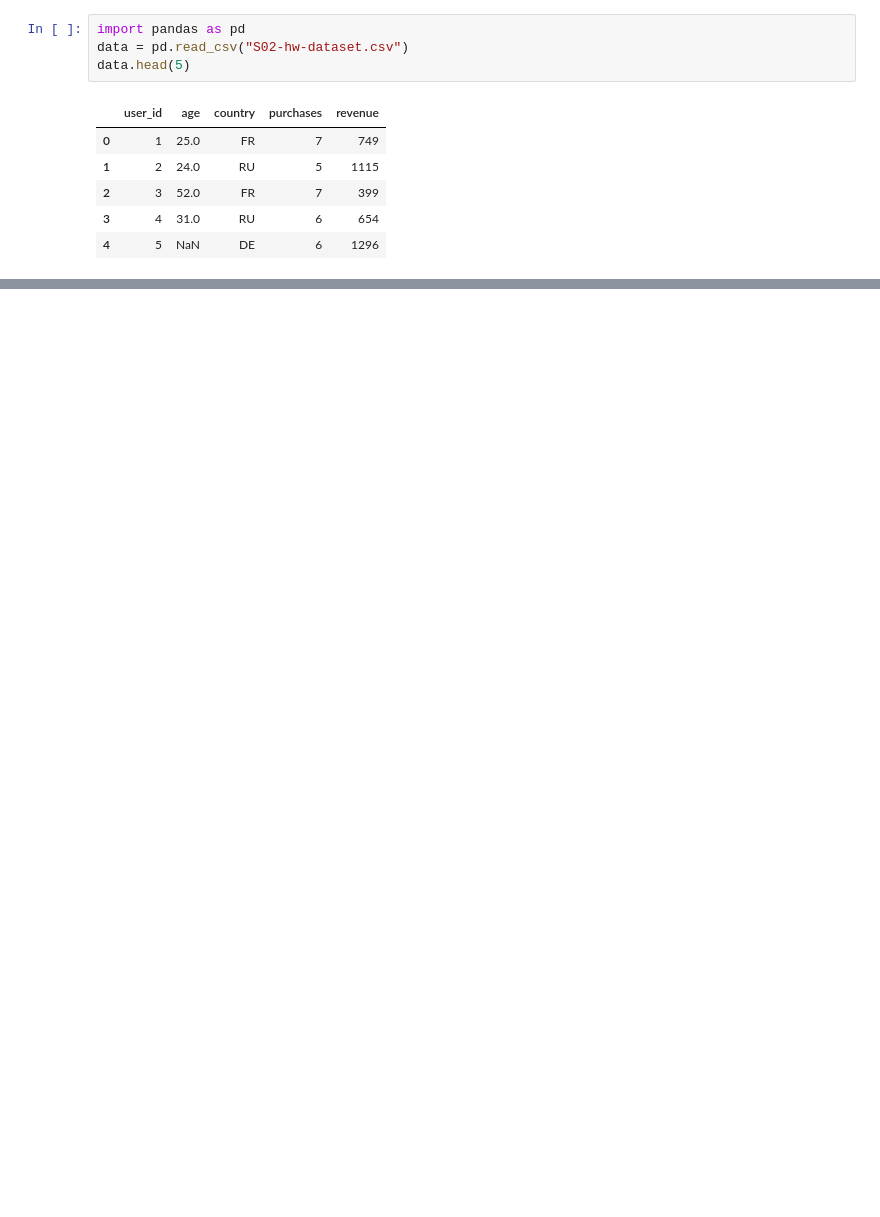
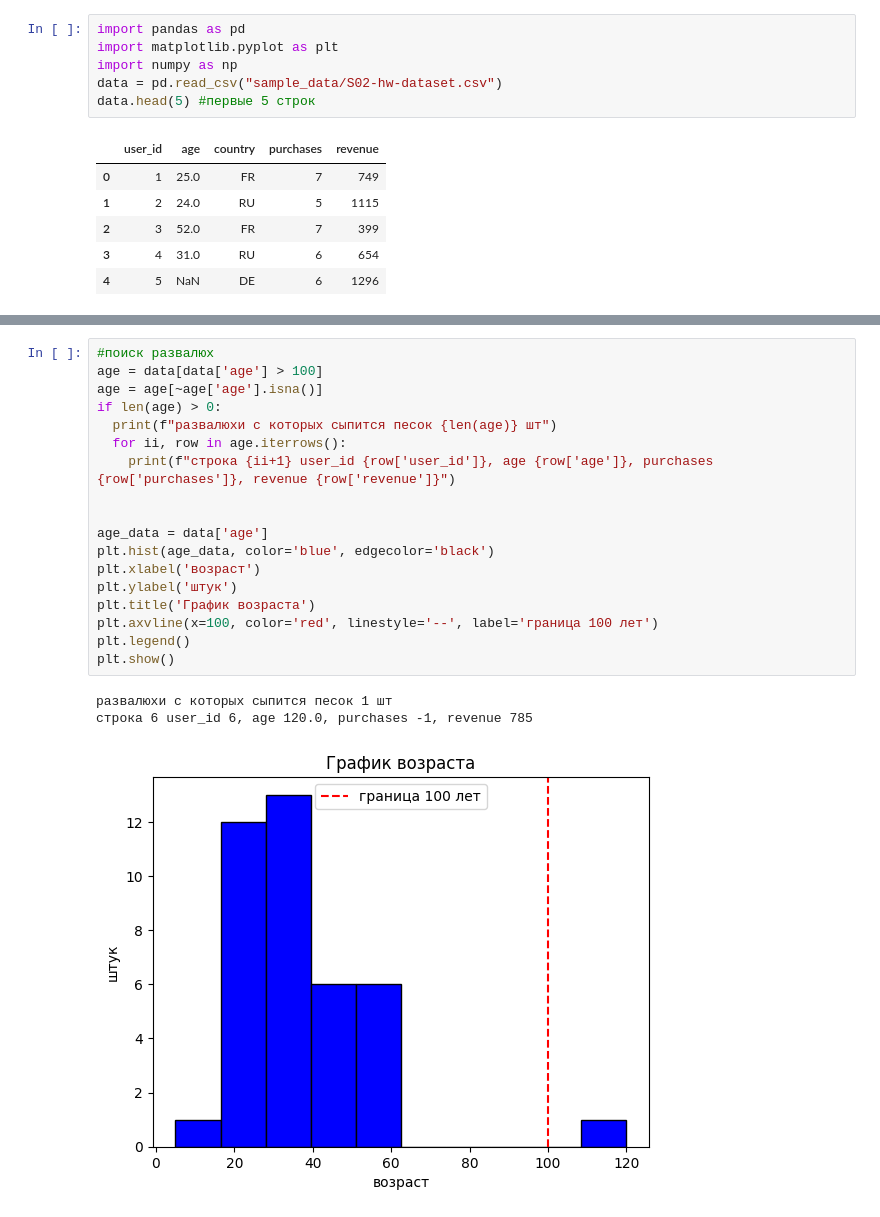
Before and after one commit to Pin228666/eshkere, a Jupyter notebook: homeworks/HW02/HW02.ipynb, the cells around one changed output, grey strips where cells are left out. Drawn from its saved outputs; the diff is of its cells as text; blank space fills up the shorter version.

```diff
--- a/homeworks/HW02/HW02.ipynb
+++ b/homeworks/HW02/HW02.ipynb
@@ -1,7 +1,9 @@
 # %%
 import pandas as pd
-data = pd.read_csv("S02-hw-dataset.csv")
-data.head(5)
+import matplotlib.pyplot as plt
+import numpy as np
+data = pd.read_csv("sample_data/S02-hw-dataset.csv")
+data.head(5) #первые 5 строк
 # %% [output]
 |  | user_id | age | country | purchases | revenue |
 | 0 | 1 | 25.0 | FR | 7 | 749 |
@@ -11,0 +73,22 @@ data.head(5)
+# %%
+#поиск развалюх
+age = data[data['age'] > 100]
+age = age[~age['age'].isna()]
+if len(age) > 0:
+  print(f"развалюхи с которых сыпится песок {len(age)} шт")
+  for ii, row in age.iterrows():
+    print(f"строка {ii+1} user_id {row['user_id']}, age {row['age']}, purchases {row['purchases']}, revenue {row['revenue']}")
+
+
+age_data = data['age']
+plt.hist(age_data, color='blue', edgecolor='black')
+plt.xlabel('возраст')
+plt.ylabel('штук')
+plt.title('График возраста')
+plt.axvline(x=100, color='red', linestyle='--', label='граница 100 лет')
+plt.legend()
+plt.show()
+# %% [output]
+развалюхи с которых сыпится песок 1 шт
+строка 6 user_id 6, age 120.0, purchases -1, revenue 785
+[figure, added]
```
Also changed, not shown: parts of 6 cells of this notebook.
